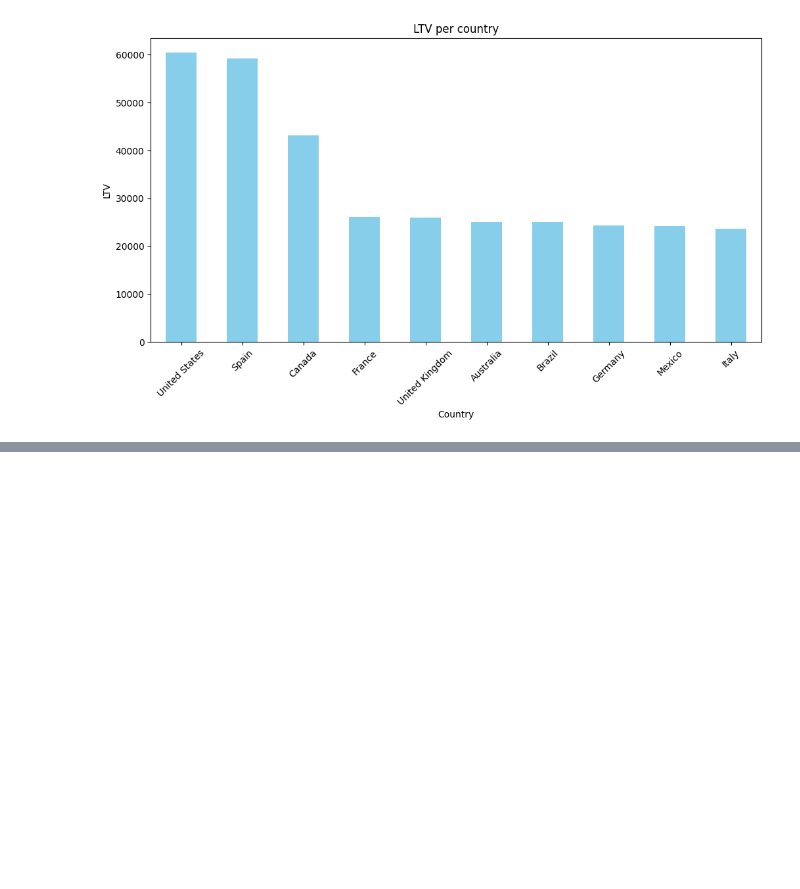
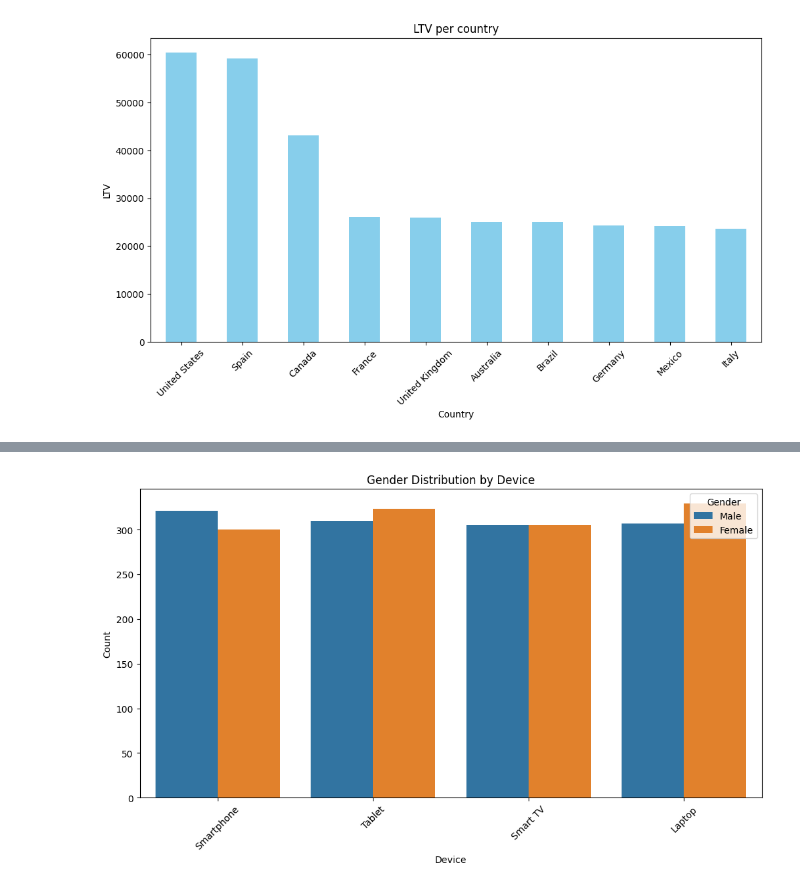
Before and after one commit to Arif-Badhon/PortfolioDataAnalyticsPython, a Jupyter notebook: main.ipynb, the cells around one changed output, grey strips where cells are left out. Saved outputs shown, nothing was run; the diff lists cells and outputs as text; code cells hidden in the pictures; blank space fills up the shorter version.

Commit message:
Completed a short Data Analysis Project

```diff
--- a/main.ipynb
+++ b/main.ipynb
@@ -203,0 +226,11 @@ plt.show()
+# %%
+#Gender Distribution by device
+plt.figure(figsize=(12,6))
+sns.countplot(x='Device', hue='Gender', data=df)
+plt.title('Gender Distribution by Device')
+plt.xlabel('Device')
+plt.ylabel('Count')
+plt.xticks(rotation=45)
+plt.show()
+# %% [output]
+[figure, added]
```
Also changed, not shown: parts of 2 cells of this notebook, 1 other file.
